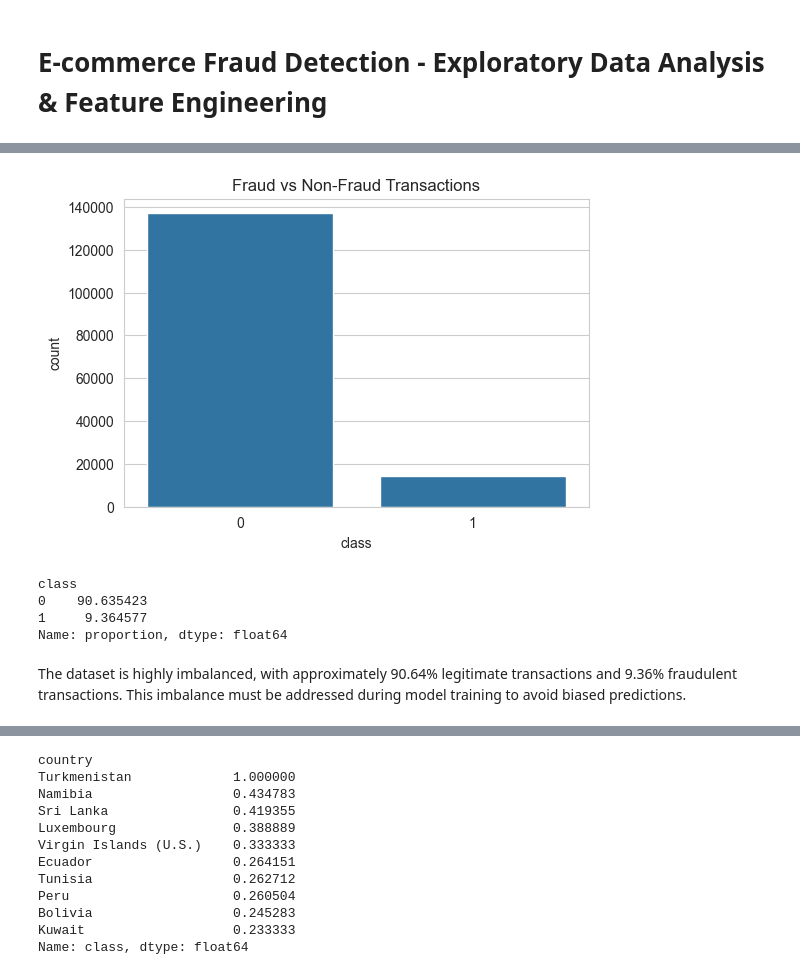
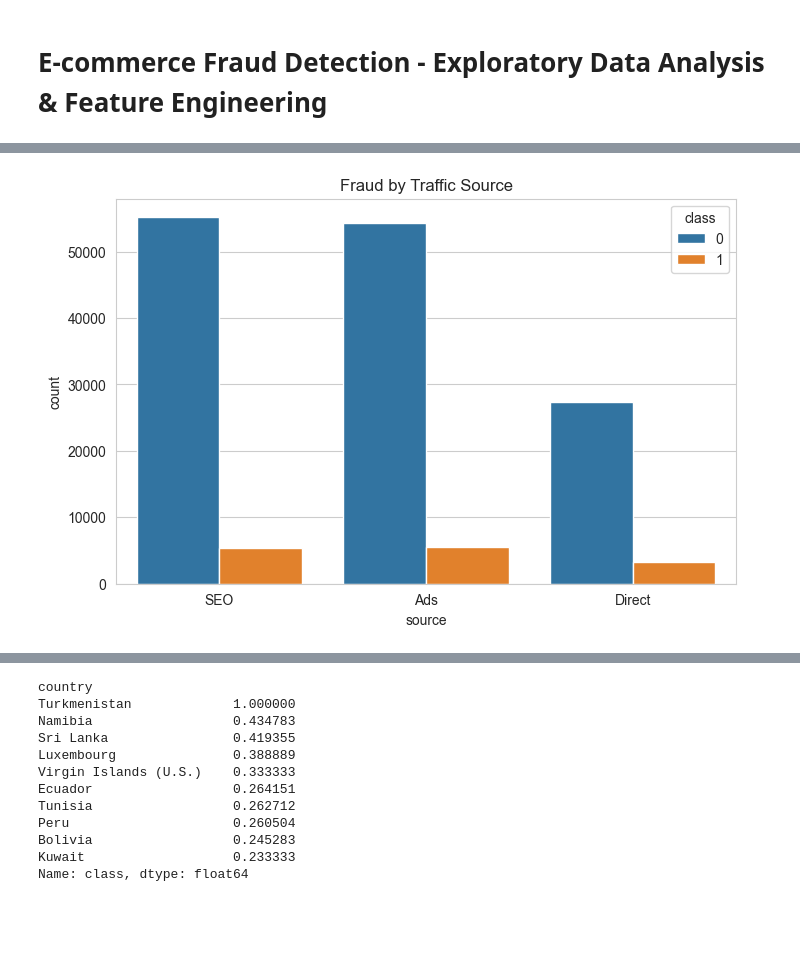
Before and after one commit to Bethabrh/fraud-detection, a Jupyter notebook: notebooks/eda-fraud-data.ipynb, the cells around one changed output, grey strips where cells are left out. Saved outputs shown, nothing was run; the diff lists cells and outputs as text; code cells hidden in the pictures; blank space fills up the shorter version.

```diff
--- a/notebooks/eda-fraud-data.ipynb
+++ b/notebooks/eda-fraud-data.ipynb
@@ -136,16 +84,6 @@ Name: count, dtype: int64
 # %%
-plt.figure(figsize=(6,4))
-sns.countplot(data=fraud_df, x='class')
-plt.title('Fraud vs Non-Fraud Transactions')
+sns.countplot(data=fraud_df, x='source', hue='class')
+plt.title("Fraud by Traffic Source")
 plt.show()
 # %% [output]
-[figure, old version]
+[figure, new version]
-# %%
-fraud_df['class'].value_counts(normalize=True)*100
-# %% [output]
-class
-0    90.635423
-1     9.364577
-Name: proportion, dtype: float64
-# %% [markdown]
-The dataset is highly imbalanced, with approximately 90.64% legitimate transactions and 9.36% fraudulent transactions. This imbalance must be addressed during model training to avoid biased predictions.
```
Also changed, not shown: parts of 76 cells of this notebook, 1 other file.
